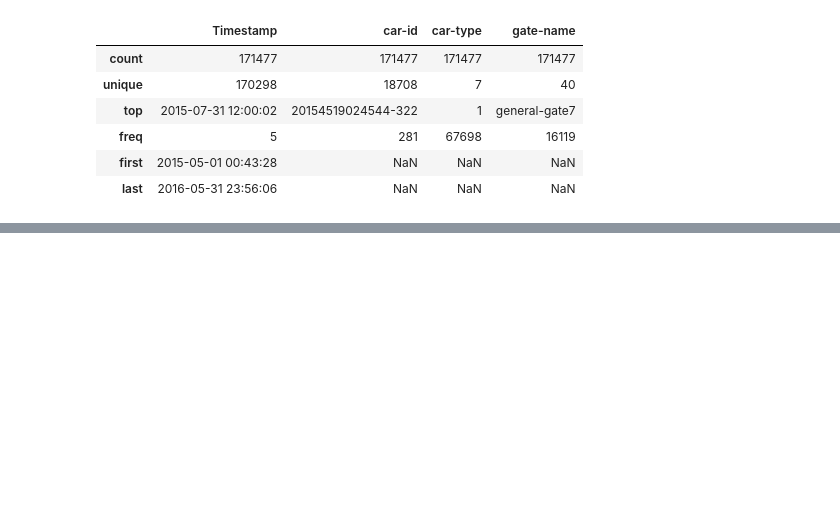
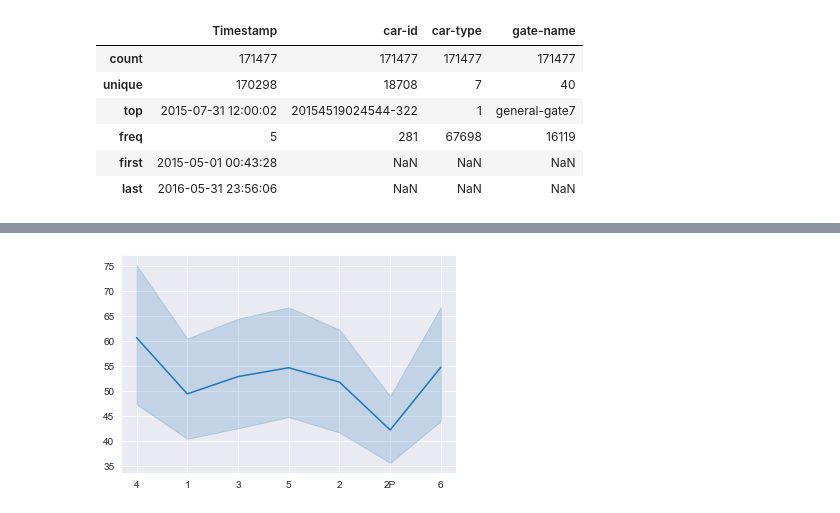
Before and after one commit to dollberk/Patterns_of_Life_Capstone, a Jupyter notebook: Capstone_Final.ipynb, the cells around one changed output, grey strips where cells are left out. Drawn from its saved outputs; the diff is of its cells as text; code cells hidden in the pictures; blank space fills up the shorter version.

Commit message:
Got speeds... need help

```diff
--- a/Capstone_Final.ipynb
+++ b/Capstone_Final.ipynb
@@ -307,8 +306,8 @@ for key, values in g.items():
 pairs = {*map(tuple, map(sorted, pairs))}
 # %%
 #Find all distances between pairs
-
+dists = []
 for x in pairs:
     start_coord = sensor_coords[[t[0] for t in sensor_coords].index(x[0])]
     end_coord = sensor_coords[[t[0] for t in sensor_coords].index(x[1])]
-    print(start_coord, end_coord, "Distance: ", find_dist(start_coord[1], end_coord[1], 0))
+    dists.append([start_coord[0], end_coord[0], find_dist(start_coord[1], end_coord[1], 0)])
@@ -338,3 +360,44 @@ for x in range(len(data['car-id'])):
+# %%
+#separate times by which pair of gates is being passed
+time_by_gate = defaultdict(list)
+for x in car_times_bt_gates.items():
+    for y in x[1]:
+        time_by_gate[(y[2], x[0][1])].append([y[0], y[1]])
+# %%
+#for cases where cars passed through the same gates multiple times,
+#find the gates with the closest difference in time
+#to ensure the gates were visited back to back
+
+closest_times = defaultdict(list)
+for x in time_by_gate.items():
+    for y in x[1]:
+        closest = datetime.now() - datetime(2015, 1, 1, 1, 1, 1, 1)
+        diff = []
+        for z in y[0]:
+            temp = min(y[1], key=lambda t: abs(z-t))
+            diff.append(abs(z - temp))
+        closest_times[x[0]].append(min(diff))
+# %%
+#calculate speeds
+speeds = defaultdict(list)
+for x in closest_times.items():
+    for y in x[1]:
+        speeds[x[0]].append(x[0][0][2]/(y.total_seconds()/3600))
+
+#assign values for plotting
+x_vals = []
+y_vals = []
+hues = []
+for x in speeds.items():
+    hues.append(x[0][0])
+    y_vals.append(sum(x[1])/len(x[1]))
+    x_vals.append(x[0][1])
+# %%
+
+sns.lineplot(x=x_vals, y=y_vals)
+plt.show()
+# %% [output]
+[figure, added]
 # %%
 #dictionary with timestamp as key
 time_dict = defaultdict(list)
```
Also changed, not shown: parts of 38 cells of this notebook.
